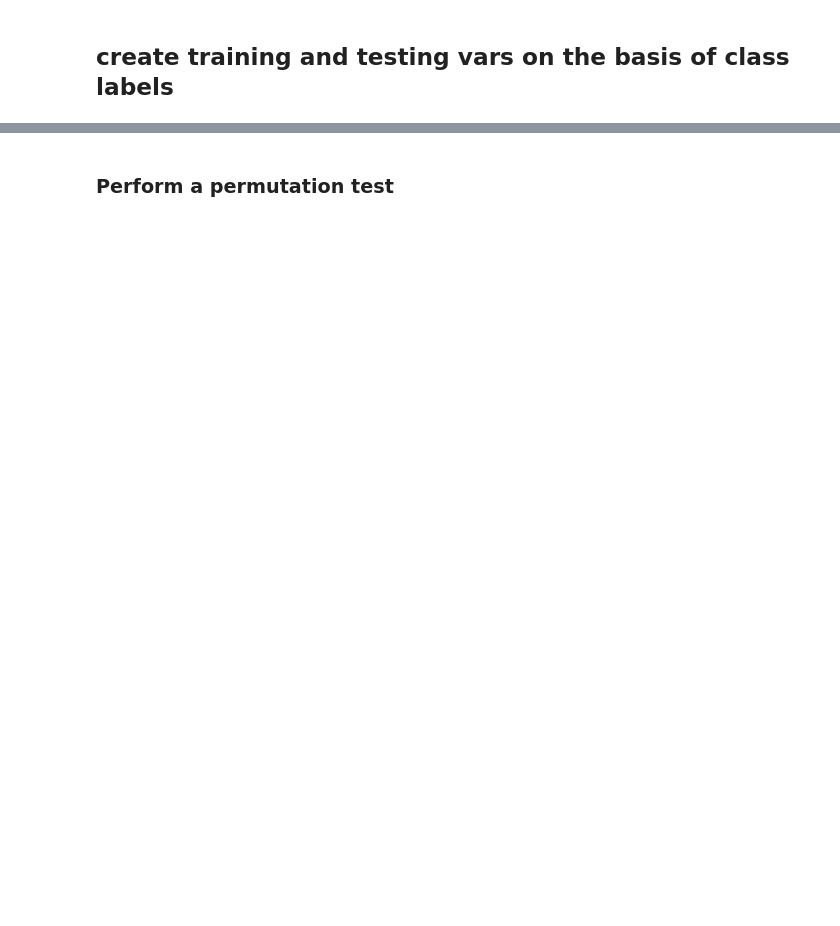
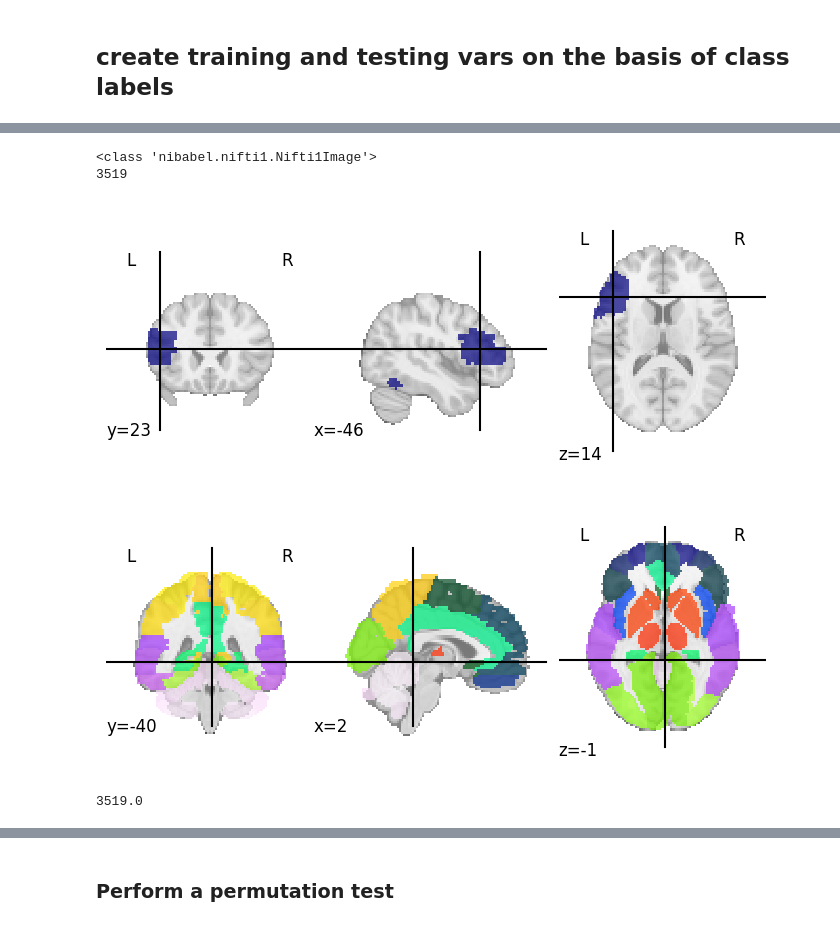
Before and after one commit to study-group-5/neuro_exam, a Jupyter notebook: src/classification_group.ipynb, the cells around one changed output, grey strips where cells are left out. Drawn from its saved outputs; the diff is of its cells as text; code cells hidden in the pictures; blank space fills up the shorter version.

```diff
--- a/src/classification_group.ipynb
+++ b/src/classification_group.ipynb
@@ -154,7 +360,7 @@ Finishing cell: 11:29:37
 now = datetime.now()
 print('Starting cell:',now.strftime("%H:%M:%S"))
 
-N_par=len(models_events) # Number of participants
+N_par= 22 # Number of participants
 idx1= np.empty((N_par, 0)).tolist()
 idx2= np.empty((N_par, 0)).tolist()
 conditions1= np.empty((N_par, 0)).tolist()
@@ -162,7 +368,7 @@ conditions2= np.empty((N_par, 0)).tolist()
 fmri_img1= np.empty((N_par, 0)).tolist()
 fmri_img2= np.empty((N_par, 0)).tolist()
 
-for i in range (0,5):#(N_par):
+for i in range(N_par):
     text = "Creating trian/test data for participant %d\n" % (i+1)
     print(text)
     idx2[i]=np.arange(conditions[i].shape[0])
@@ -171,8 +377,8 @@ for i in range (0,5):#(N_par):
 
     # Reshaping data------------------------------
     from nilearn.image import index_img
-    fmri_img1[i] = index_img(z_maps_img_all[i], idx1[i])
-    fmri_img2[i] = index_img(z_maps_img_all[i], idx2[i])
+    fmri_img1[i] = index_img(z_maps_img_all[i], idx1[i]) # Training data
+    fmri_img2[i] = index_img(z_maps_img_all[i], idx2[i]) # Test data!
 
 now = datetime.now()
 print('Finishing cell:',now.strftime("%H:%M:%S"))
@@ -193,0 +411,11 @@ print(len(idx2[0]))
+# %%
+
+
+# Getting back the objects:
+
+f = open('/work/fMRI Assignment/neuro_exam/src/fMRI_data_analyzed/WordFace_train_test.pkl', 'rb')
+fmri_img1, fmri_img2, conditions1, conditions2 = pickle.load(f)
+f.close()
+
+now = datetime.now()
+print('Finishing cell:',now.strftime("%H:%M:%S"))
@@ -194,12 +424,26 @@ print(len(idx2[0]))
 # %%
+### Create mask
+
+# Getting back the objects:
+f = open('/work/fMRI Assignment/neuro_exam/src/fMRI_data_analyzed/WordFace_first_level_our_contrast.pkl', 'rb')
+models, models_run_imgs, models_events, models_confounds = pickle.load(f)
+f.close()
+import nibabel as nib
+test_img = nib.load(models_run_imgs[1][1])
+
 import nilearn
 from nilearn import plotting
-atlas_name = "cort-maxprob-thr50-2mm"
+atlas_name = "SPM12"
 
-atlas = nilearn.datasets.fetch_atlas_harvard_oxford(atlas_name, data_dir="/work/fMRI Assignment/neuro_exam/atlases", symmetric_split=False, resume=True, verbose=1)
-atlas2 = nilearn.datasets.fetch_atlas_harvard_oxford(atlas_name, data_dir="/work/fMRI Assignment/neuro_exam/atlases", symmetric_split=False, resume=True, verbose=1)
+atlas = nilearn.datasets.fetch_atlas_aal(atlas_name, data_dir="/work/fMRI Assignment/neuro_exam/atlases", resume=True, verbose=1)
+
+# atlas_name = "maxprob-thr50-2mm"
+
+# atlas = nilearn.datasets.fetch_atlas_juelich(atlas_name, data_dir="/work/fMRI Assignment/neuro_exam/atlases", symmetric_split=False, resume=True, verbose=1)
+
 # PREPARING ATLAS
-atlas_img = atlas["maps"]
+atlas_img = nib.load(atlas["maps"])
+print(type(atlas_img))
 # Get labels
 labels = atlas.labels
 atlas_data = atlas_img.get_fdata()
@@ -209,31 +453,44 @@ from nilearn.image import resample_img as resample
 target_affine = test_img.affine
 
 shape = test_img.shape
 target_shape = [shape[0], shape[1], shape[2]]
 
 resampled_atlas =resample(atlas_img,target_affine = target_affine, target_shape = target_shape, interpolation = 'nearest')
 
 resamp_data = resampled_atlas.get_fdata()
 
 mask = resamp_data.copy()
 
 
 x = resamp_data.shape[0]
 y = resamp_data.shape[1]
 z = resamp_data.shape[2]
 
 # This will set all elements of atlas_data to either 0 or 1.
 m = 0
 for i in range(0, x):
     for j in range(0, y):
         for k in range(0, z):
-            if resamp_data[i][j][k] in [5,6,40]:
+            if resamp_data[i][j][k] in [2301,2311,5401,5402]:
                 m += 1
                 mask[i][j][k] = 1
             else:
                 mask[i][j][k] = 0
 print(m)
 
 mask_nifti = nib.Nifti1Image(mask, affine = target_affine)
 plotting.plot_roi(mask_nifti)
 plotting.plot_roi(atlas_img)
+
+
+
+nib.save(mask_nifti, 'mask.nii')
+# %% [output]
+<class 'nibabel.nifti1.Nifti1Image'>
+3519
+[figure, added]
+[figure, added]
+# %%
+np.sum(mask_nifti.get_fdata())
+# %% [output]
+3519.0
```
Also changed, not shown: parts of 37 cells of this notebook.
